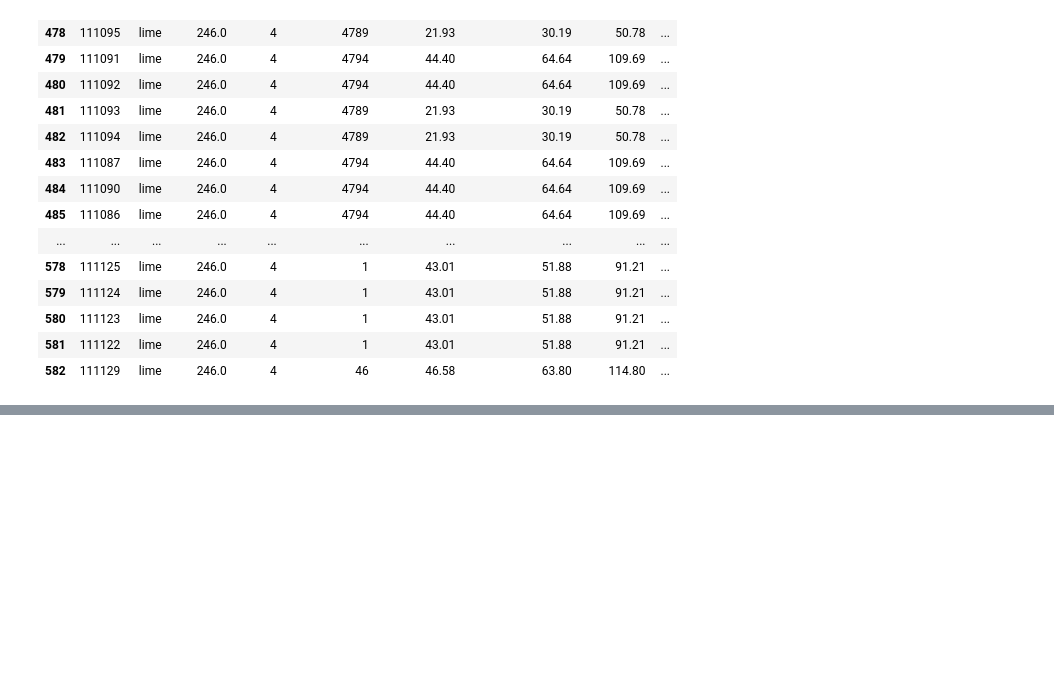
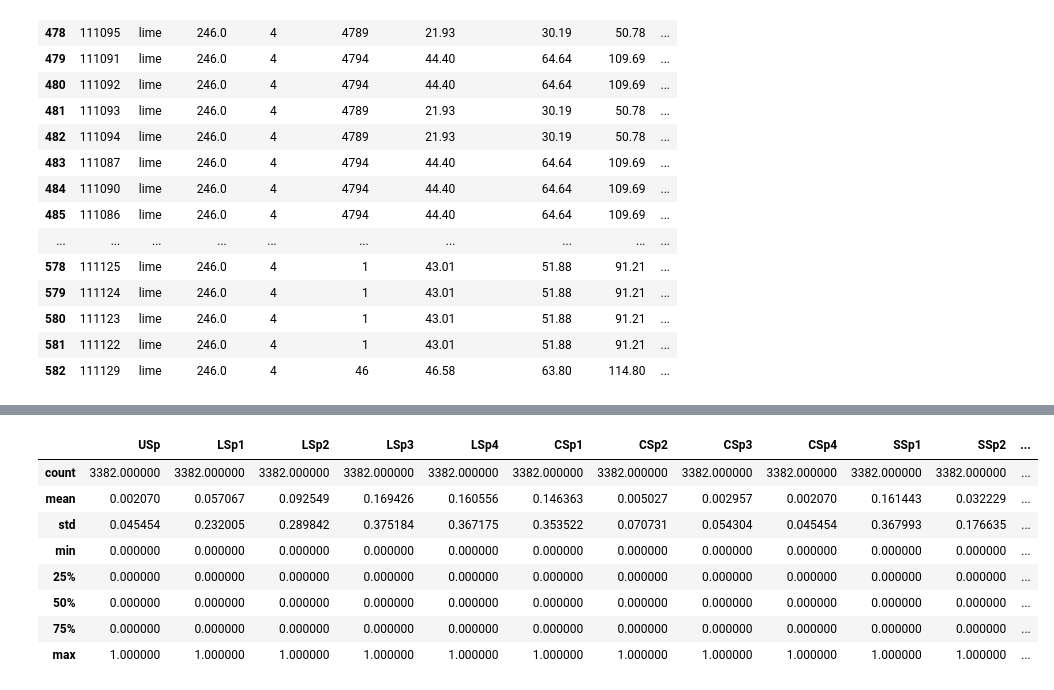
Before and after one commit to keda88/Portfolio, a Jupyter notebook: My champion/My champion.ipynb, the cells around one changed output, grey strips where cells are left out. Cells and saved outputs as stored; diff of their text form; code cells hidden in the pictures; blank space fills up the shorter version.

```diff
--- a/My champion/My champion.ipynb
+++ b/My champion/My champion.ipynb
@@ -1073,3 +1099,9 @@ df[df['unit_id']==4]
 | 580 | 111123 | lime | 246.0 | 4 | 1 | 43.01 | 51.88 | 91.21 | ... |
 | 581 | 111122 | lime | 246.0 | 4 | 1 | 43.01 | 51.88 | 91.21 | ... |
 | 582 | 111129 | lime | 246.0 | 4 | 46 | 46.58 | 63.80 | 114.80 | ... |
+# %%
+full_df = pd.merge(
+    feature_df, target_df,
+    left_on='unit_id',
+    right_on='unit_id'
+)
@@ -1075,0 +1128,4 @@ df[df['unit_id']==4]
+# %%
+# Изменение типа данных столбца 'timestamp' на string
+full_df['first_tournament'] = full_df['first_tournament'].astype(str)
+full_df['last_tournament'] = full_df['last_tournament'].astype(str)
@@ -1075,0 +1134,2 @@ df[df['unit_id']==4]
+# %%
+full_df = full_df.drop(columns=['first_tournament', 'last_tournament'], axis = 1)
@@ -1075,0 +1156,9 @@ df[df['unit_id']==4]
+# %%
+# закодируем категориальные признаки столбец 'color'
+# Кодирование категориальных признаков с использованием LabelEncoder
+label_encoders = {}
+for column in ['color']:
+    le = LabelEncoder()
+    full_df[column] = le.fit_transform(full_df[column])
+    label_encoders[column] = le
+full_df.info()
@@ -1075,0 +1229,12 @@ df[df['unit_id']==4]
+# %%
+target.describe()
+# %% [output]
+|  | USp | LSp1 | LSp2 | LSp3 | LSp4 | CSp1 | CSp2 | CSp3 | CSp4 | SSp1 | SSp2 | ... |
+| count | 3382.000000 | 3382.000000 | 3382.000000 | 3382.000000 | 3382.000000 | 3382.000000 | 3382.000000 | 3382.000000 | 3382.000000 | 3382.000000 | 3382.000000 | ... |
+| mean | 0.002070 | 0.057067 | 0.092549 | 0.169426 | 0.160556 | 0.146363 | 0.005027 | 0.002957 | 0.002070 | 0.161443 | 0.032229 | ... |
+| std | 0.045454 | 0.232005 | 0.289842 | 0.375184 | 0.367175 | 0.353522 | 0.070731 | 0.054304 | 0.045454 | 0.367993 | 0.176635 | ... |
+| min | 0.000000 | 0.000000 | 0.000000 | 0.000000 | 0.000000 | 0.000000 | 0.000000 | 0.000000 | 0.000000 | 0.000000 | 0.000000 | ... |
+| 25% | 0.000000 | 0.000000 | 0.000000 | 0.000000 | 0.000000 | 0.000000 | 0.000000 | 0.000000 | 0.000000 | 0.000000 | 0.000000 | ... |
+| 50% | 0.000000 | 0.000000 | 0.000000 | 0.000000 | 0.000000 | 0.000000 | 0.000000 | 0.000000 | 0.000000 | 0.000000 | 0.000000 | ... |
+| 75% | 0.000000 | 0.000000 | 0.000000 | 0.000000 | 0.000000 | 0.000000 | 0.000000 | 0.000000 | 0.000000 | 0.000000 | 0.000000 | ... |
+| max | 1.000000 | 1.000000 | 1.000000 | 1.000000 | 1.000000 | 1.000000 | 1.000000 | 1.000000 | 1.000000 | 1.000000 | 1.000000 | ... |
```
Also changed, not shown: parts of 24 cells of this notebook.
